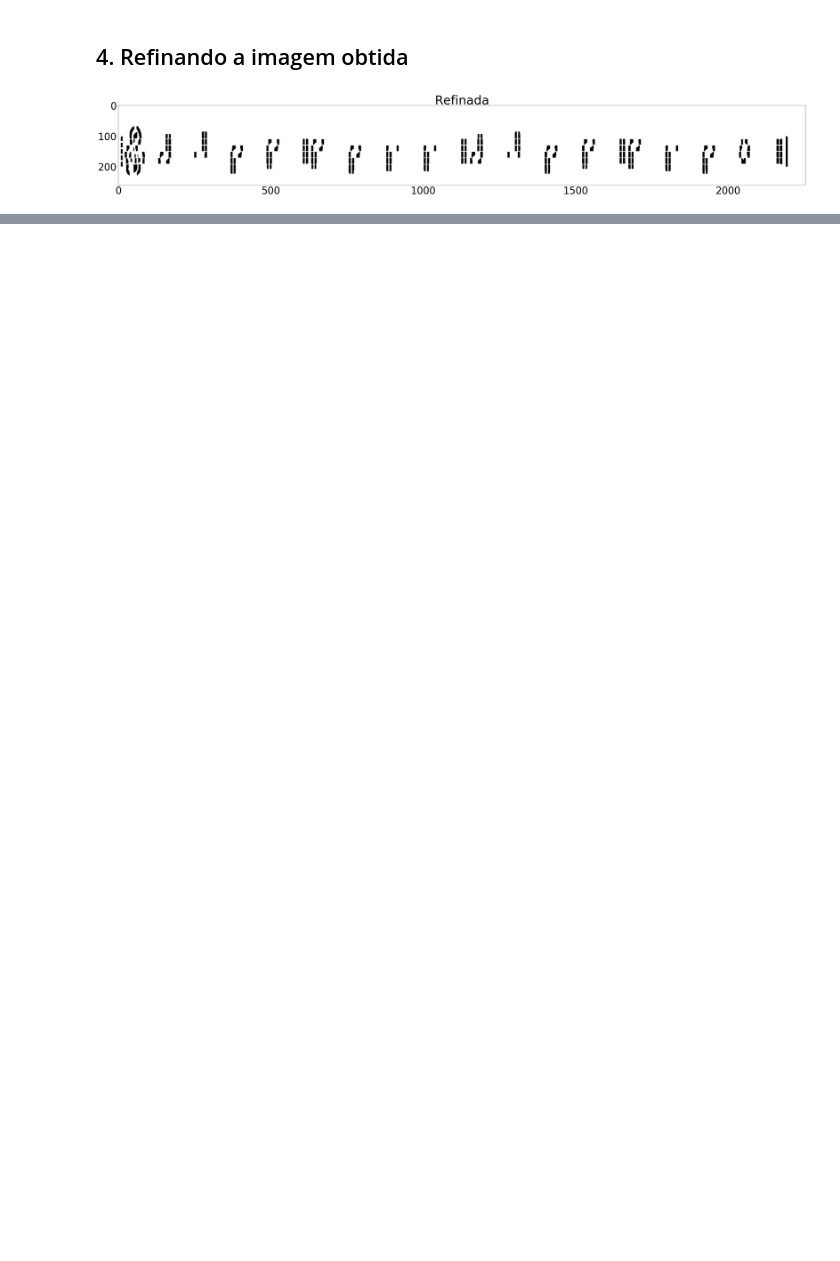
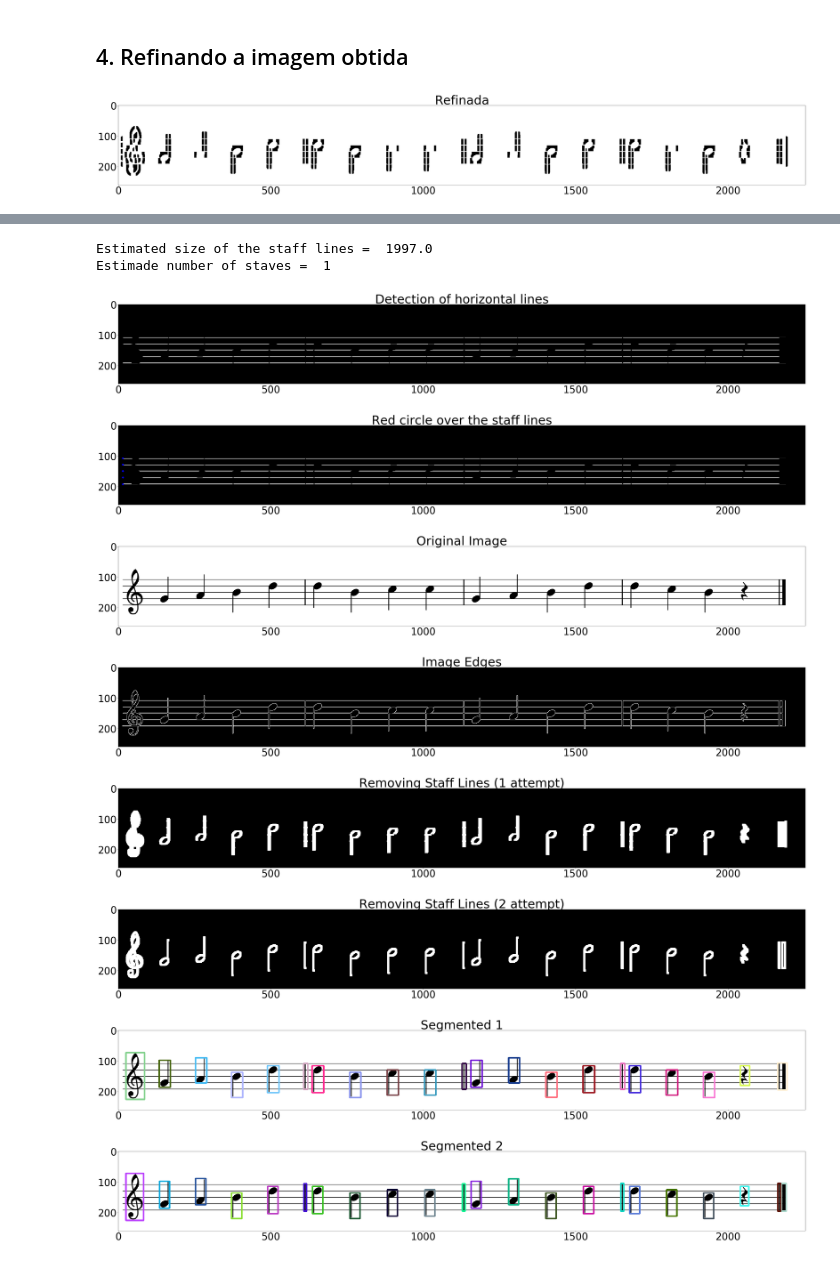
Before and after one commit to brunogriep/dip_music_sheet, a Jupyter notebook: music_sheet_reader.ipynb, the cells around one changed output, grey strips where cells are left out. Saved outputs shown, nothing was run; the diff lists cells and outputs as text; code cells hidden in the pictures; blank space fills up the shorter version.

Commit message:
adding segmentation
new functions, main script for then at bottom

```diff
--- a/music_sheet_reader.ipynb
+++ b/music_sheet_reader.ipynb
@@ -183,0 +427,34 @@ display(imagem_com_cor,'Imagem com Linhas',gray=0)
+# %%
+""" Fluxo principal """
+path = "data/1.png"
+img = cv2.imread(path)				#Carrega a imagem, designada pelo argumento 1 passado via linha de comando
+grayImg = cv2.cvtColor(img, cv2.COLOR_BGR2GRAY)	#Converte a imagem do espaço de cores BGR para tons de cinza
+binImg = binarize(grayImg)						#Binariza a imagem em tons de cinza
+
+h, w = img.shape[:2]
+
+staves, D = detectStaffLines(binImg.copy())	#detecta onde começam as linhas de pauta
+binImg3 = removeStaffLines(binImg.copy(), staves[0][0][0])		#remove as linhas de pauta
+binImg2 = removeStaffLines2(grayImg.copy())		#remove as linhas de pauta
+
+cv2.namedWindow("Original Image", cv2.WINDOW_NORMAL)        	#Cria uma janela nomeada que pode ser redimensionada
+cv2.namedWindow("Image Edges", cv2.WINDOW_NORMAL)  		#Cria uma janela nomeada que pode ser redimensionada
+cv2.namedWindow("Removing Staff Lines (1 attempt)", cv2.WINDOW_NORMAL)  		#Cria uma janela nomeada que pode ser redimensionada
+cv2.namedWindow("Removing Staff Lines (2 attempt)", cv2.WINDOW_NORMAL)  		#Cria uma janela nomeada que pode ser redimensionada
+display(img,"Original Image")                              	#Exibe imagem original em BGR
+display( binImg,"Image Edges", gray = 1)                 			#Exibe as bordas da imagem
+display(binImg3,"Removing Staff Lines (1 attempt)",gray = 1)                 			#Exibe as bordas da imagem
+display( binImg2,"Removing Staff Lines (2 attempt)", gray = 1)                 			#Exibe as bordas da imagem
+segment(binImg3, img.copy(), 1)
+segment(binImg2, img.copy(), 2)
+# %% [output]
+Estimated size of the staff lines =  1997.0
+Estimade number of staves =  1
+[figure, added]
+[figure, added]
+[figure, added]
+[figure, added]
+[figure, added]
+[figure, added]
+[figure, added]
+[figure, added]
```
Also changed, not shown: parts of 5 cells of this notebook.
